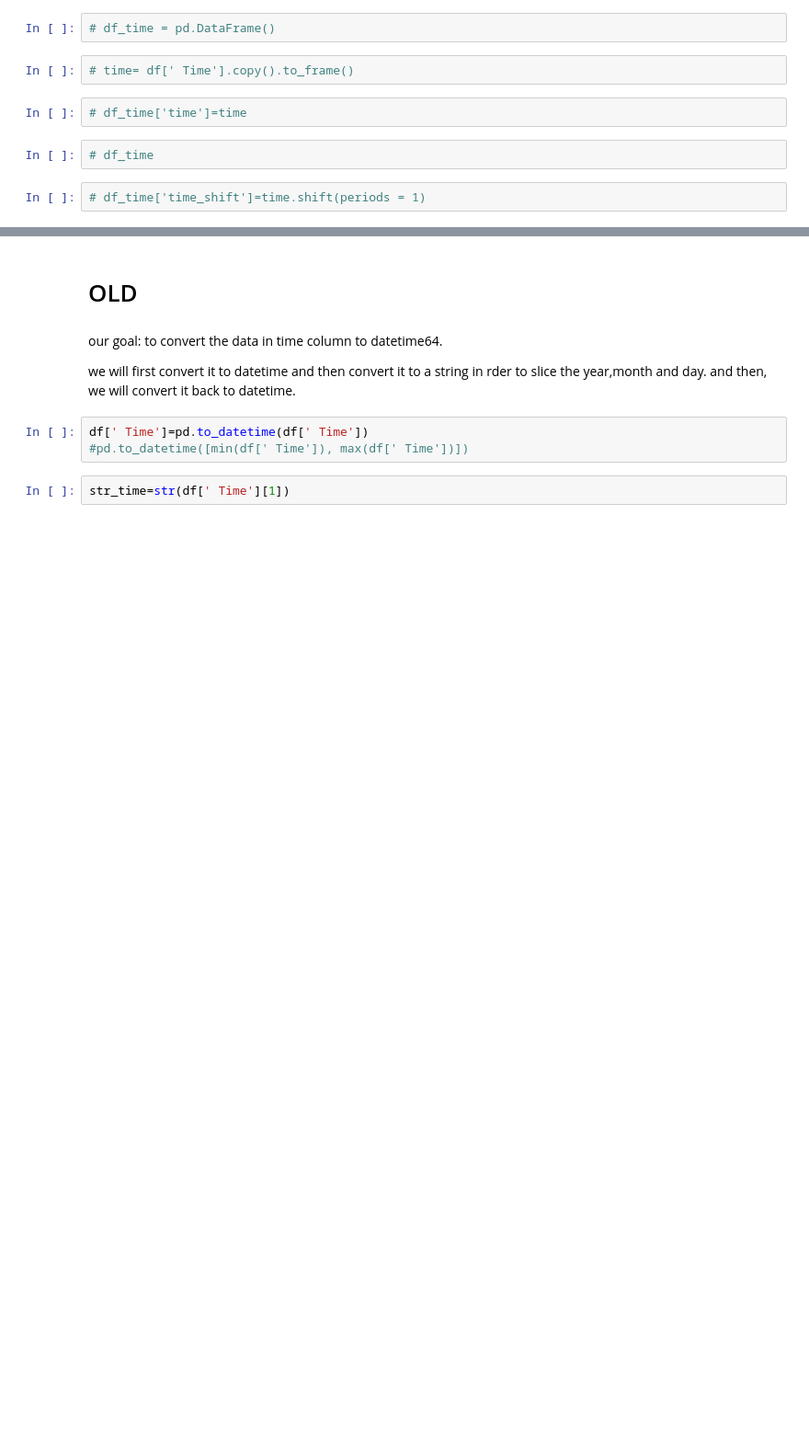
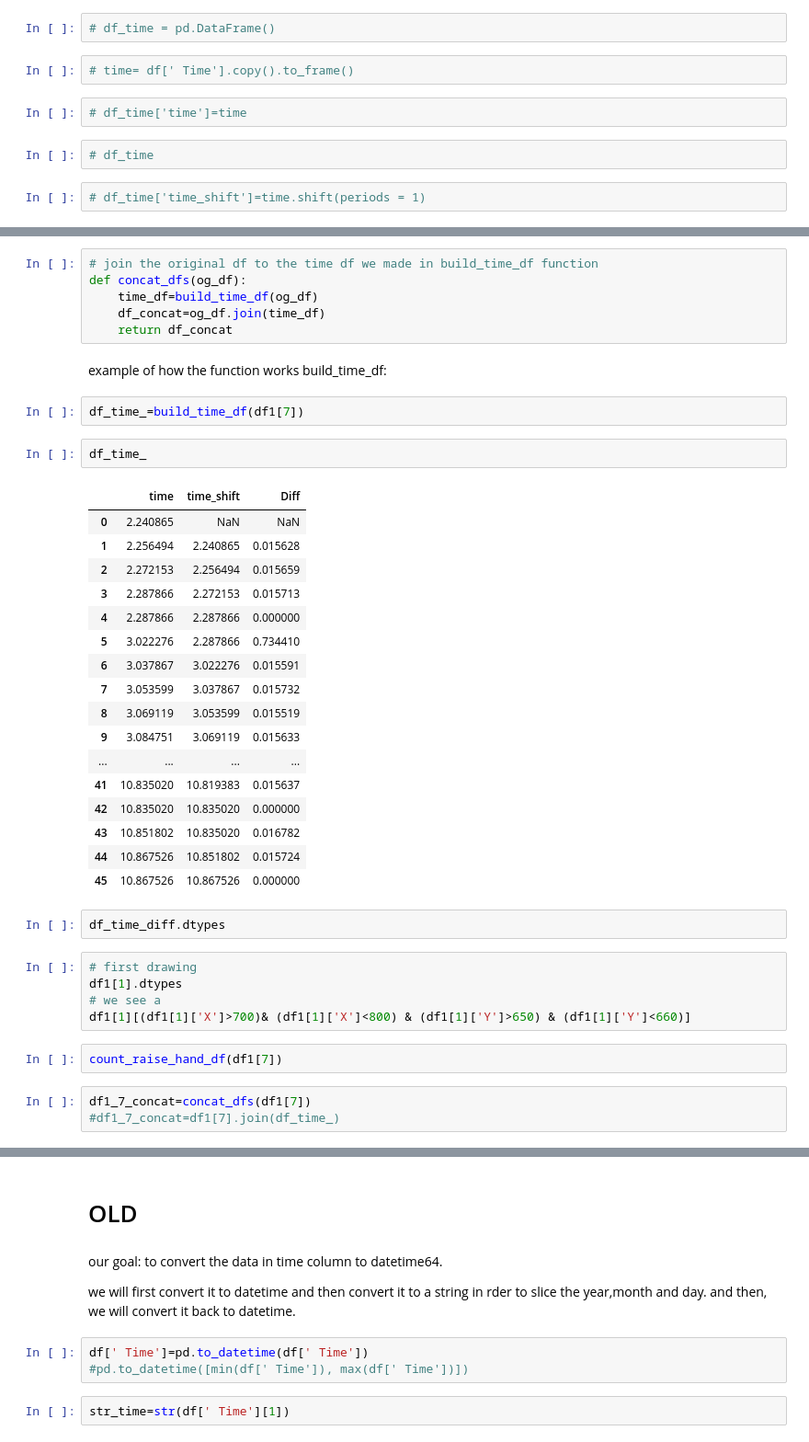
Before and after one commit to BabyBlue555/firstYear_semB_project, a Jupyter notebook: task4.ipynb, the cells around one changed output, grey strips where cells are left out. Shown at 92% size. Cells and saved outputs as stored; diff of their text form; blank space fills up the shorter version.

```diff
--- a/task4.ipynb
+++ b/task4.ipynb
@@ -351,0 +300,42 @@ dtype('float64')
+# %%
+# join the original df to the time df we made in build_time_df function
+def concat_dfs(og_df):
+    time_df=build_time_df(og_df)
+    df_concat=og_df.join(time_df)
+    return df_concat
+# %% [markdown]
+example of how the function works build_time_df:
+# %%
+df_time_=build_time_df(df1[7])
+# %%
+df_time_
+# %% [output]
+|  | time | time_shift | Diff |
+| 0 | 2.240865 | NaN | NaN |
+| 1 | 2.256494 | 2.240865 | 0.015628 |
+| 2 | 2.272153 | 2.256494 | 0.015659 |
+| 3 | 2.287866 | 2.272153 | 0.015713 |
+| 4 | 2.287866 | 2.287866 | 0.000000 |
+| 5 | 3.022276 | 2.287866 | 0.734410 |
+| 6 | 3.037867 | 3.022276 | 0.015591 |
+| 7 | 3.053599 | 3.037867 | 0.015732 |
+| 8 | 3.069119 | 3.053599 | 0.015519 |
+| 9 | 3.084751 | 3.069119 | 0.015633 |
+| ... | ... | ... | ... |
+| 41 | 10.835020 | 10.819383 | 0.015637 |
+| 42 | 10.835020 | 10.835020 | 0.000000 |
+| 43 | 10.851802 | 10.835020 | 0.016782 |
+| 44 | 10.867526 | 10.851802 | 0.015724 |
+| 45 | 10.867526 | 10.867526 | 0.000000 |
+# %%
+df_time_diff.dtypes
+# %%
+# first drawing
+df1[1].dtypes
+# we see a
+df1[1][(df1[1]['X']>700)& (df1[1]['X']<800) & (df1[1]['Y']>650) & (df1[1]['Y']<660)]
+# %%
+count_raise_hand_df(df1[7])
+# %%
+df1_7_concat=concat_dfs(df1[7])
+#df1_7_concat=df1[7].join(df_time_)
```
Also changed, not shown: parts of 55 cells of this notebook.
